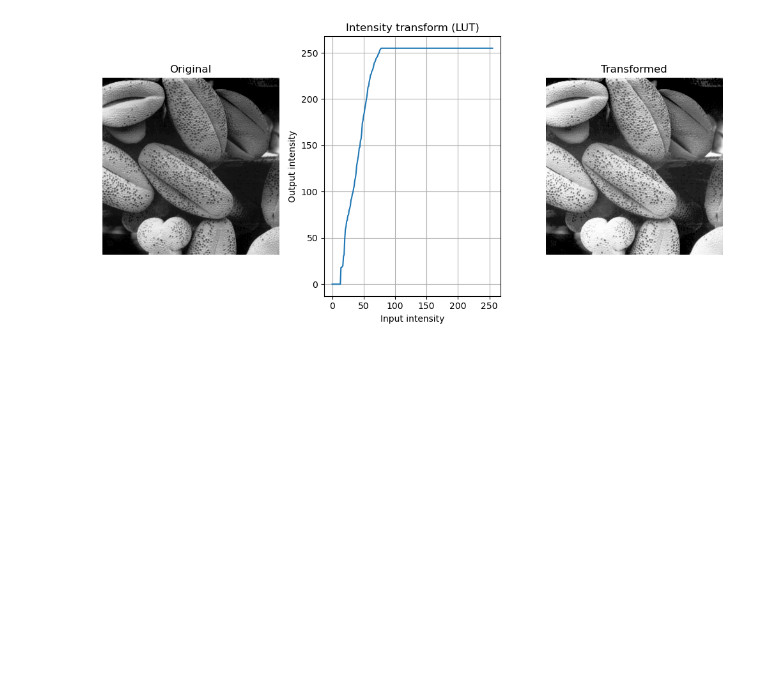
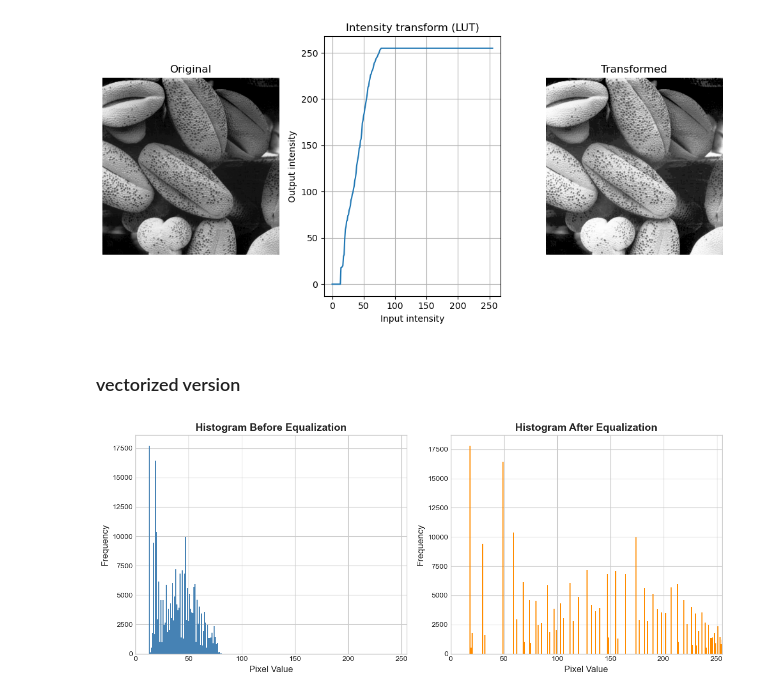
Before and after one commit to samitha278/EN3160-IPCV, a Jupyter notebook: EN3160 Assignment 1.ipynb, the cells around one changed output. Saved outputs shown, nothing was run; the diff lists cells and outputs as text; code cells hidden in the pictures; blank space fills up the shorter version.

```diff
--- a/EN3160 Assignment 1.ipynb
+++ b/EN3160 Assignment 1.ipynb
@@ -613,3 +582,55 @@ plt.tight_layout()
 plt.show()
 # %% [output]
 [figure]
+# %% [markdown]
+### vectorized version
+# %%
+def hist_eq(im):
+    # Total number of possible intensity levels
+    L = 2 ** (im.dtype.itemsize * 8)
+
+    # Compute histogram efficiently
+    hist = np.bincount(im.ravel(), minlength=L)
+
+    # Cumulative distribution function (CDF)
+    cdf = np.cumsum(hist)
+
+    # Create mapping (lookup table)
+    s = np.round((L - 1) * cdf / cdf[-1]).astype(im.dtype)
+
+    return s, hist
+
+# Load grayscale image
+im = cv.imread("a1images/shells.tif", cv.IMREAD_GRAYSCALE)
+
+# Get equalization mapping & original histogram
+s, hist_before = hist_eq(im)
+
+# Apply mapping
+im_eq = cv.LUT(im, s)
+
+# Histogram after equalization
+hist_after = np.bincount(im_eq.ravel(), minlength=2**(im_eq.dtype.itemsize*8))
+
+# Plot nicely
+plt.style.use('seaborn-v0_8-whitegrid')
+fig, ax = plt.subplots(1, 2, figsize=(12, 5))
+
+# Before
+ax[0].bar(np.arange(len(hist_before)), hist_before, color='steelblue', width=1)
+ax[0].set_title("Histogram Before Equalization", fontsize=14, fontweight='bold')
+ax[0].set_xlabel("Pixel Value", fontsize=12)
+ax[0].set_ylabel("Frequency", fontsize=12)
+ax[0].set_xlim(0, len(hist_before)-1)
+
+# After
+ax[1].bar(np.arange(len(hist_after)), hist_after, color='darkorange', width=1)
+ax[1].set_title("Histogram After Equalization", fontsize=14, fontweight='bold')
+ax[1].set_xlabel("Pixel Value", fontsize=12)
+ax[1].set_ylabel("Frequency", fontsize=12)
+ax[1].set_xlim(0, len(hist_after)-1)
+
+plt.tight_layout()
+plt.show()
+# %% [output]
+[figure, added]
```
Also changed, not shown: parts of 4 cells of this notebook.
